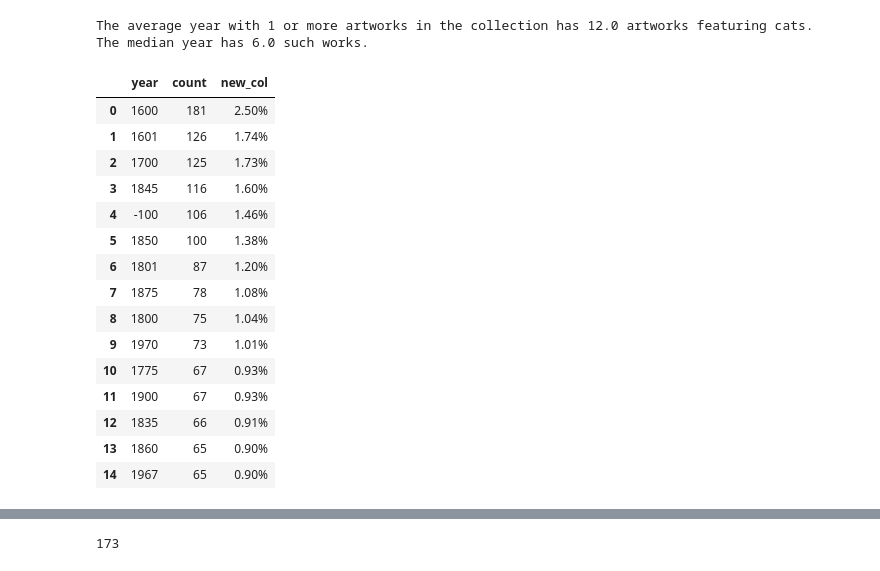
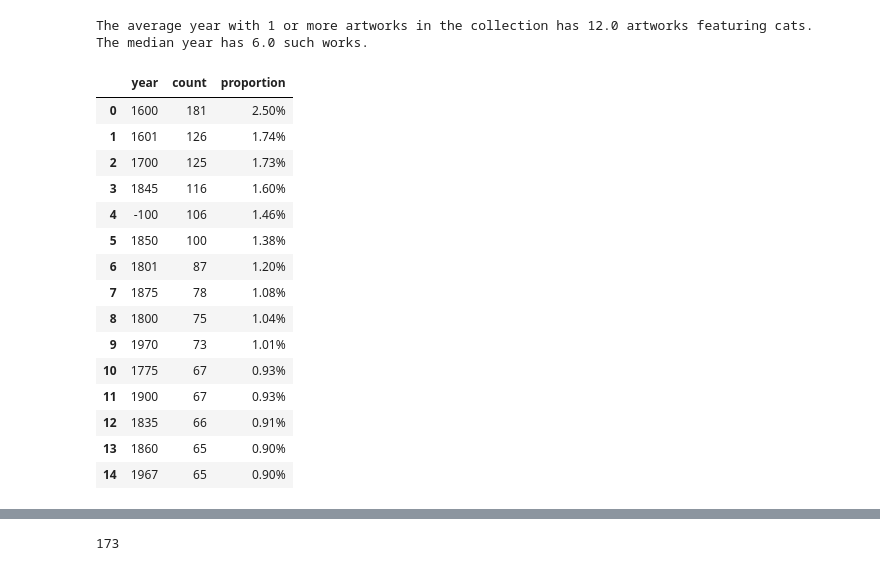
Before and after one commit to mmmuir/data_2_checks, a Jupyter notebook: Knowledge_Check_1/kc1_da2.ipynb, the cells around one changed output, grey strips where cells are left out. Cells and saved outputs as stored; diff of their text form; code cells hidden in the pictures.

```diff
--- a/Knowledge_Check_1/kc1_da2.ipynb
+++ b/Knowledge_Check_1/kc1_da2.ipynb
@@ -69,10 +69,10 @@ The average year with 1 or more artworks in the collection has 12.0 artworks fea
 The median year has 6.0 such works.
 # %%
 # Find years where the greatest number of query-related artworks were created in terms of percentage.
-df_elastic_pct = df_elastic.assign(new_col = df_elastic['count'].div(df_elastic['count'].sum()).map('{:.2%}'.format))
+df_elastic_pct = df_elastic.assign(proportion = df_elastic['count'].div(df_elastic['count'].sum()).map('{:.2%}'.format))
 df_elastic_pct.iloc[:15]
 # %% [output]
-|  | year | count | new_col |
+|  | year | count | proportion |
 | 0 | 1600 | 181 | 2.50% |
 | 1 | 1601 | 126 | 1.74% |
 | 2 | 1700 | 125 | 1.73% |
```
Also changed, not shown: parts of 3 cells of this notebook.
